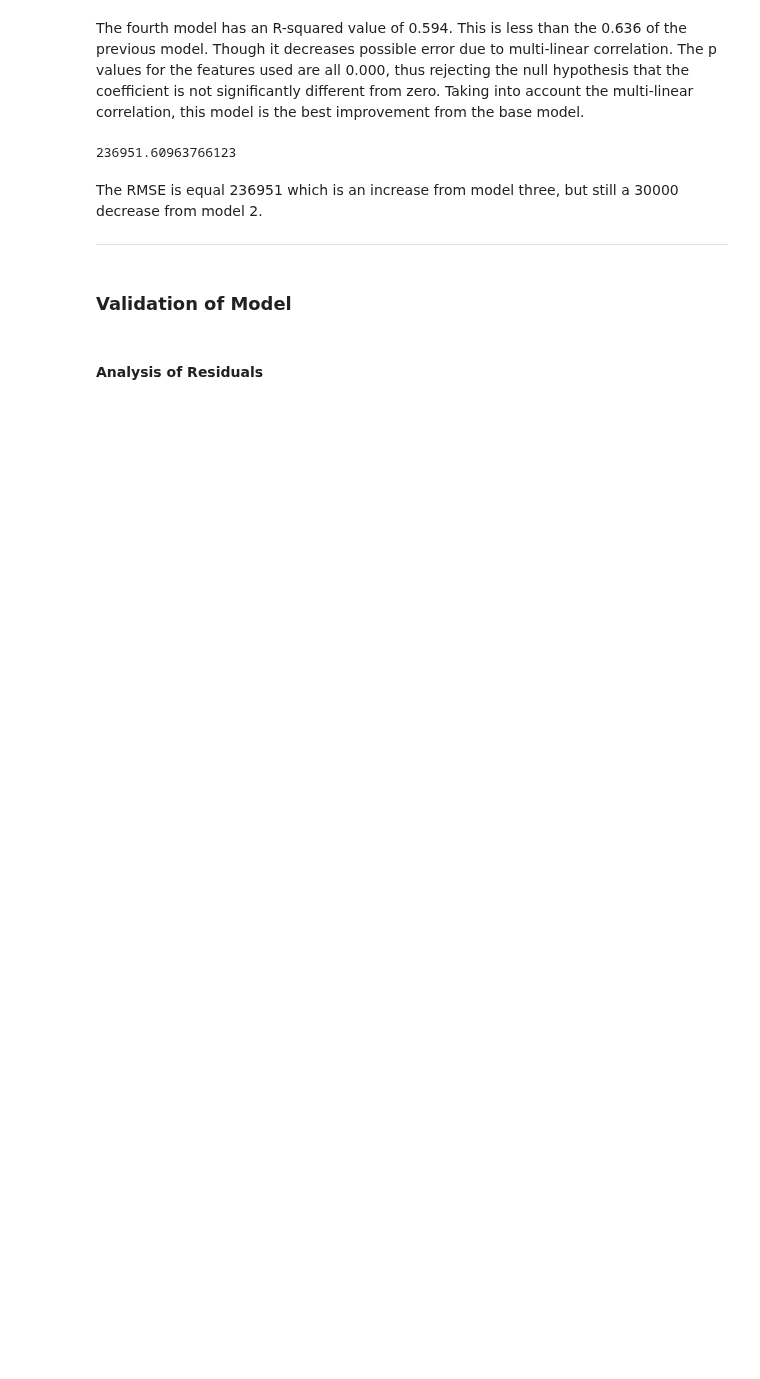
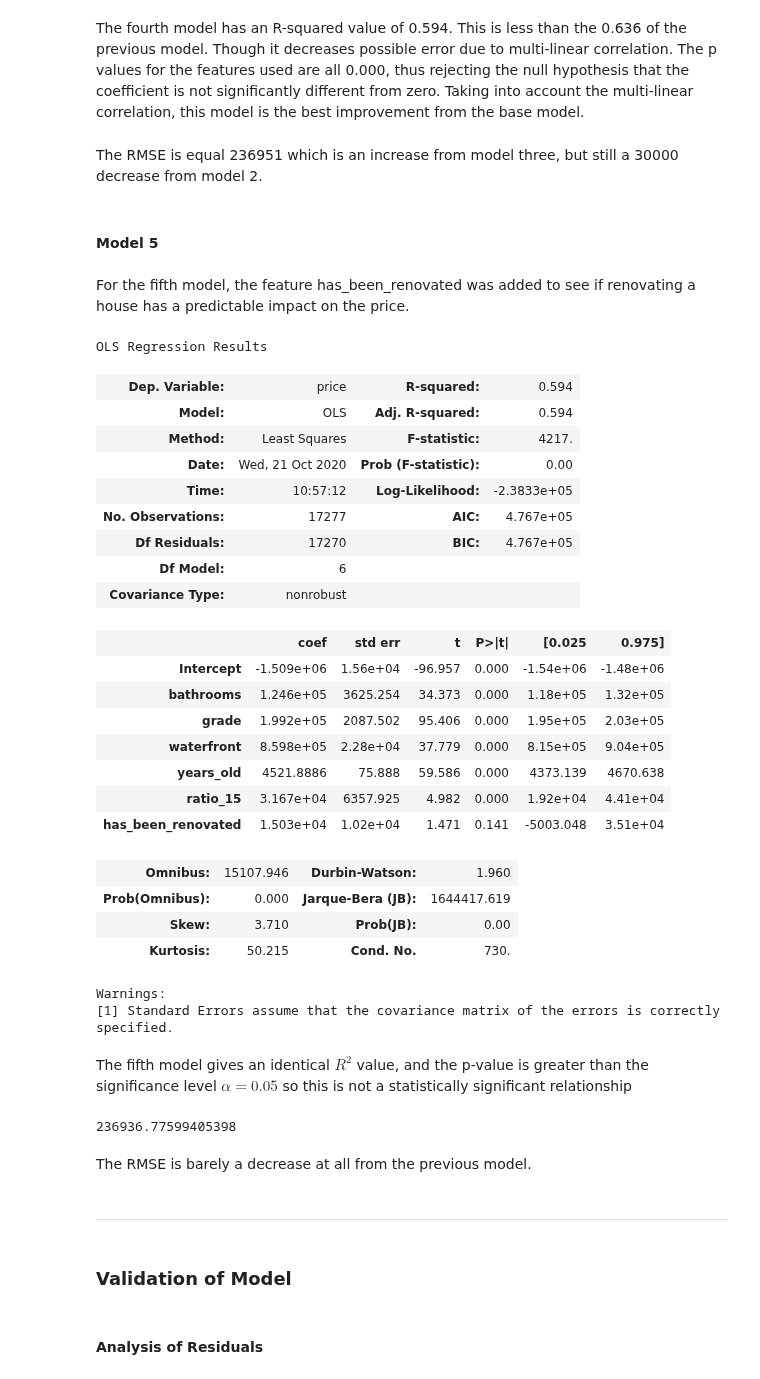
Before and after one commit to griffinhundley/predicting-housing-prices, a Jupyter notebook: Final_Notebook.ipynb, the cells around one changed output. Drawn from its saved outputs; the diff is of its cells as text; code cells hidden in the pictures; blank space fills up the shorter version.

```diff
--- a/Final_Notebook.ipynb
+++ b/Final_Notebook.ipynb
@@ -240,0 +202,4 @@ strong multicollinearity or other numerical problems.
+# %%
+formula = "price ~ sqft_living"
+model_1 = lrv.run_lr(formula, X_train, y_train)
+model_1.summary()
@@ -270,7 +253,5 @@ lrv.dollar_ticks(ax)
 The second model expands on the previous model by checking the condition of the house. Using the condition variable we created dummy variables for each level of condition of which there are 5. Using the ols function and fitting the data, we created the second model with price the dependent variable and sqft_living and our condition dummy variables as the independent variables.
 # %%
 formula = "price ~ sqft_living + condition_2 + condition_3 + condition_4 + condition_5"
-data_ols = pd.concat([X_train, y_train], axis = 1)
-
-model_two = ols(formula= formula, data= data_ols).fit()
-model_two.summary()
+model_2 = lrv.run_lr(formula, X_train, y_train)
+model_2.summary()
@@ -316,7 +269,5 @@ Checking the RMSE of model two confirms what are R-squared value implied. The RM
 In the third model, the condition dummy variables are removed from the formula due to not being significant and expanded by adding grade, waterfront, years_old, and ratio_15.
 # %%
 formula = "price ~ sqft_living + grade + waterfront + years_old + ratio_15"
-data_ols = pd.concat([X_train, y_train], axis = 1)
-
-model_three = ols(formula= formula, data= data_ols).fit()
-model_three.summary()
+model_3 = lrv.run_lr(formula, X_train, y_train)
+model_3.summary()
@@ -362,7 +285,5 @@ The RMSE from model 3 is 224526, which is a decrease of nearly 40000. In additio
 In the fourth model, the sqft_living is removed due the high mult-linear correlation between the variable and grade and ratio_15. Bathrooms has a high multi-linear correlation with sqft_living, but not as high as with grade or ratio_15. We use bathrooms as a possible replacement for sqft_living.
 # %%
 formula = "price ~ bathrooms + grade + waterfront + years_old + ratio_15"
-data_ols = pd.concat([X_train, y_train], axis = 1)
-
-model_four = ols(formula= formula, data= data_ols).fit()
-model_four.summary()
+model_4 = lrv.run_lr(formula, X_train, y_train)
+model_4.summary()
@@ -393,15 +290,56 @@ Warnings:
 # %% [markdown]
 The fourth model has an R-squared value of 0.594. This is less than the 0.636 of the previous model. Though it decreases possible error due to multi-linear correlation. The p values for the features used are all 0.000, thus rejecting the null hypothesis that the coefficient is not significantly different from zero. Taking into account the multi-linear correlation, this model is the best improvement from the base model.
 # %%
-y_pred = model_four.predict(X_train)
-model_four_rmse = np.sqrt(mean_squared_error(y_train, y_pred))
-model_four_rmse
+y_pred = model_4.predict(X_train)
+model_4_rmse = np.sqrt(mean_squared_error(y_train, y_pred))
+model_4_rmse
-# %% [output]
-236951.60963766123
 # %% [markdown]
 The RMSE is equal 236951 which is an increase from model three, but still a 30000 decrease from model 2.
-
-***
+# %% [markdown]
+#### Model 5
+# %% [markdown]
+For the fifth model, the feature has_been_renovated was added to see if renovating a house has a predictable impact on the price.
+# %%
+formula = "price ~ bathrooms + grade + waterfront + years_old + ratio_15 + has_been_renovated"
+model_5 = lrv.run_lr(formula, X_train, y_train)
+model_5.summary()
+# %% [output]
+OLS Regression Results
+| Dep. Variable: | price | R-squared: | 0.594 |
+| Model: | OLS | Adj. R-squared: | 0.594 |
+| Method: | Least Squares | F-statistic: | 4217. |
+| Date: | Wed, 21 Oct 2020 | Prob (F-statistic): | 0.00 |
+| Time: | 10:57:12 | Log-Likelihood: | -2.3833e+05 |
+| No. Observations: | 17277 | AIC: | 4.767e+05 |
+| Df Residuals: | 17270 | BIC: | 4.767e+05 |
+| Df Model: | 6 |  |  |
+| Covariance Type: | nonrobust |  |  |
+|  | coef | std err | t | P>|t| | [0.025 | 0.975] |
+| Intercept | -1.509e+06 | 1.56e+04 | -96.957 | 0.000 | -1.54e+06 | -1.48e+06 |
+| bathrooms | 1.246e+05 | 3625.254 | 34.373 | 0.000 | 1.18e+05 | 1.32e+05 |
+| grade | 1.992e+05 | 2087.502 | 95.406 | 0.000 | 1.95e+05 | 2.03e+05 |
+| waterfront | 8.598e+05 | 2.28e+04 | 37.779 | 0.000 | 8.15e+05 | 9.04e+05 |
+| years_old | 4521.8886 | 75.888 | 59.586 | 0.000 | 4373.139 | 4670.638 |
+| ratio_15 | 3.167e+04 | 6357.925 | 4.982 | 0.000 | 1.92e+04 | 4.41e+04 |
+| has_been_renovated | 1.503e+04 | 1.02e+04 | 1.471 | 0.141 | -5003.048 | 3.51e+04 |
+| Omnibus: | 15107.946 | Durbin-Watson: | 1.960 |
+| Prob(Omnibus): | 0.000 | Jarque-Bera (JB): | 1644417.619 |
+| Skew: | 3.710 | Prob(JB): | 0.00 |
+| Kurtosis: | 50.215 | Cond. No. | 730. |
+Warnings:
+[1] Standard Errors assume that the covariance matrix of the errors is correctly specified.
+# %% [markdown]
+The fifth model gives an identical $R^2$ value, and the p-value is greater than the significance level $\alpha=0.05$ so this is not a statistically significant relationship
+# %%
+y_pred = model_5.predict(X_train)
+model_5_rmse = np.sqrt(mean_squared_error(y_train, y_pred))
+model_5_rmse
+# %% [output]
+236936.77599405398
+# %% [markdown]
+The RMSE is barely a decrease at all from the previous model.
+# %% [markdown]
+***
 # %% [markdown]
 ### Validation of Model
 # %% [markdown]
```
Also changed, not shown: parts of 17 cells of this notebook, 1 other file.
